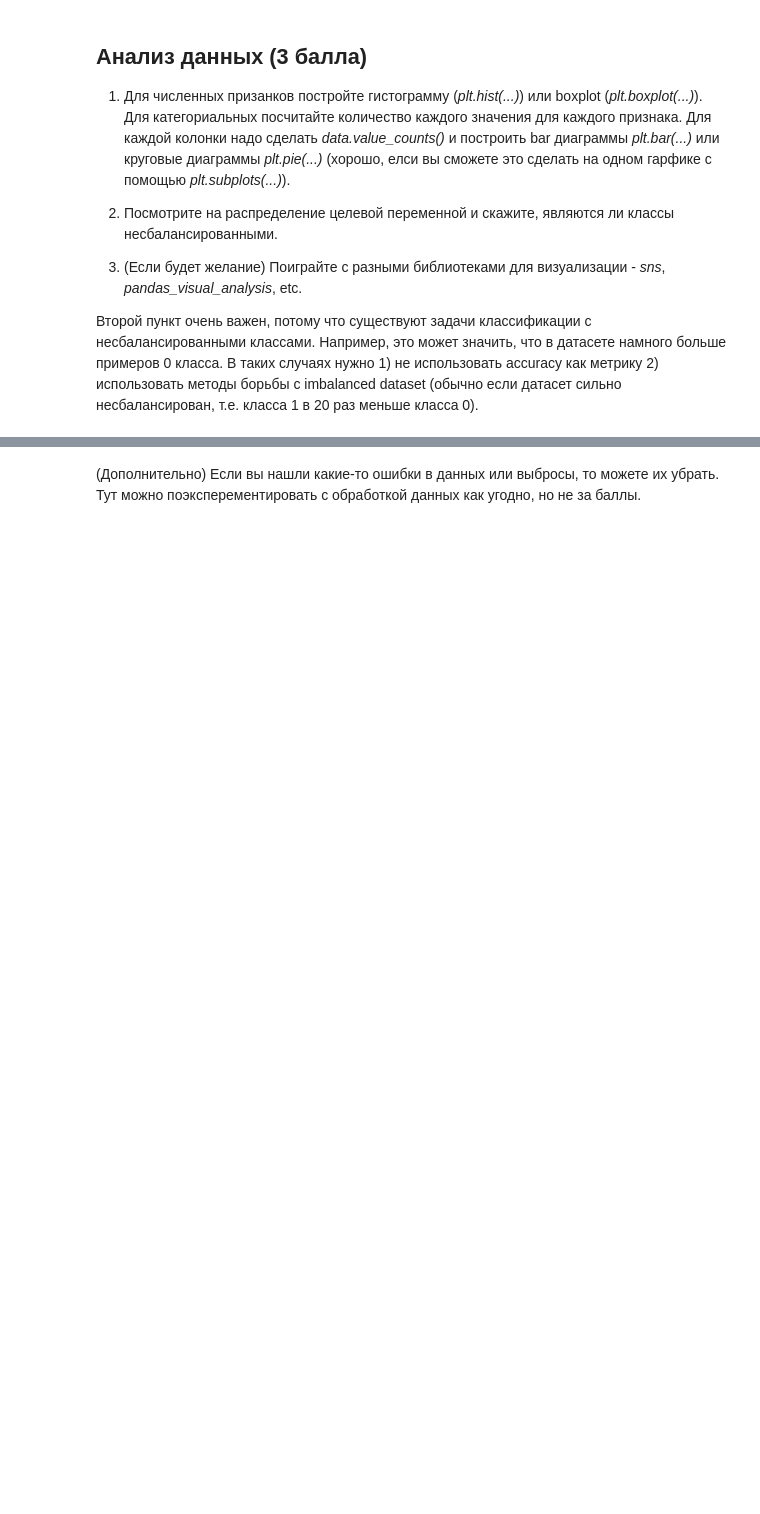
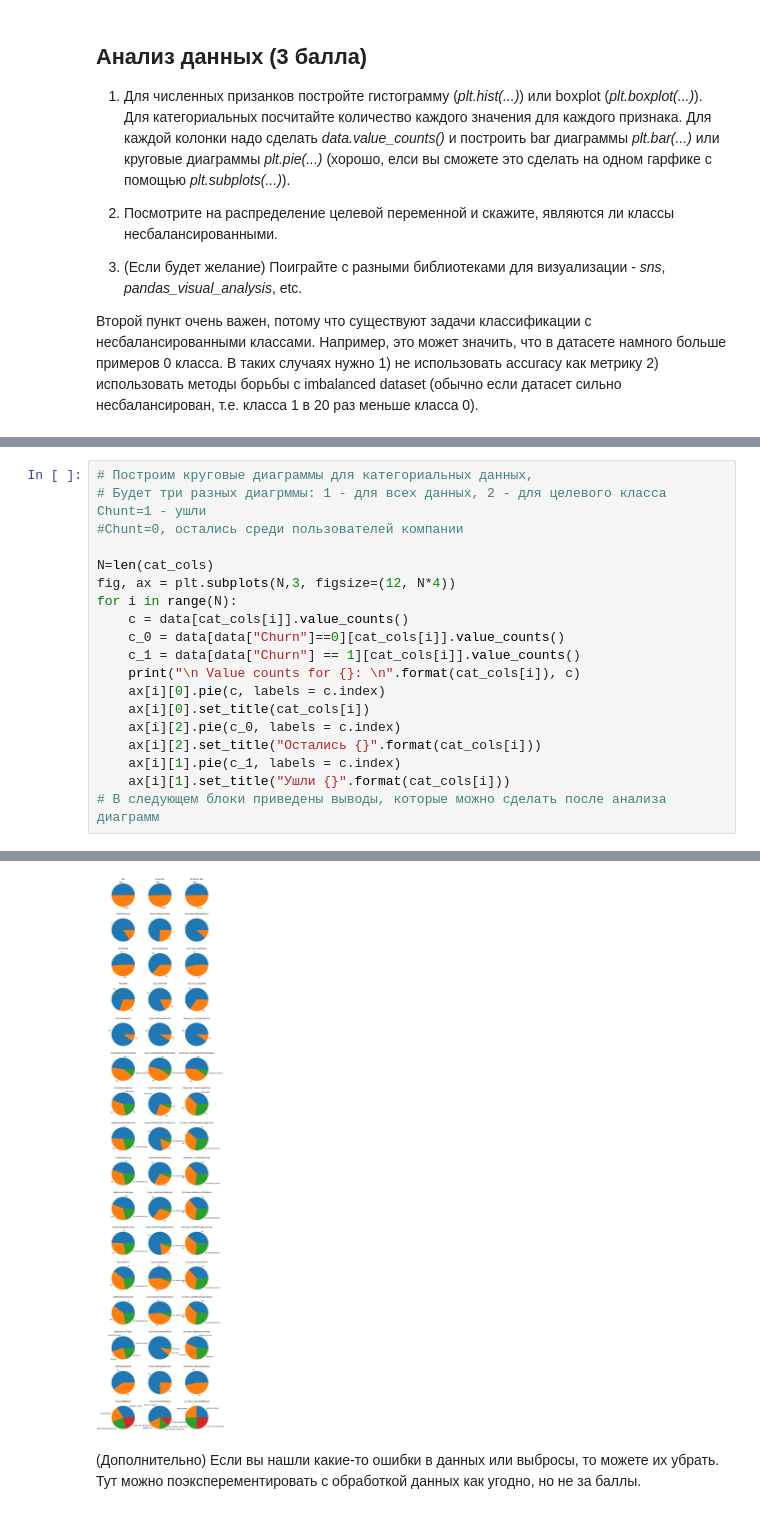
Before and after one commit to lunaplush/hope, a Jupyter notebook: prodvinutij_3/hw_kaggle.ipynb, the cells around one changed output, grey strips where cells are left out. Cells and saved outputs as stored; diff of their text form; blank space fills up the shorter version.

```diff
--- a/prodvinutij_3/hw_kaggle.ipynb
+++ b/prodvinutij_3/hw_kaggle.ipynb
@@ -150,0 +216,20 @@ target_col = 'Churn'
+# %%
+# Построим круговые диаграммы для категориальных данных,
+# Будет три разных диагрммы: 1 - для всех данных, 2 - для целевого класса Chunt=1 - ушли
+#Chunt=0, остались среди пользователей компании
+
+N=len(cat_cols)
+fig, ax = plt.subplots(N,3, figsize=(12, N*4))
+for i in range(N):
+    c = data[cat_cols[i]].value_counts()
+    c_0 = data[data["Churn"]==0][cat_cols[i]].value_counts()
+    c_1 = data[data["Churn"] == 1][cat_cols[i]].value_counts()
+    print("\n Value counts for {}: \n".format(cat_cols[i]), c)
+    ax[i][0].pie(c, labels = c.index)
+    ax[i][0].set_title(cat_cols[i])
+    ax[i][2].pie(c_0, labels = c.index)
+    ax[i][2].set_title("Остались {}".format(cat_cols[i]))
+    ax[i][1].pie(c_1, labels = c.index)
+    ax[i][1].set_title("Ушли {}".format(cat_cols[i]))
+# В следующем блоки приведены выводы, которые можно сделать после анализа диаграмм
+# %% [output]
@@ -151,2 +253,3 @@ target_col = 'Churn'
+[figure, added]
 # %% [markdown]
 (Дополнительно) Если вы нашли какие-то ошибки в данных или выбросы, то можете их убрать. Тут можно поэксперементировать с обработкой данных как угодно, но не за баллы.
```
Also changed, not shown: parts of 37 cells of this notebook, 3 other files.
